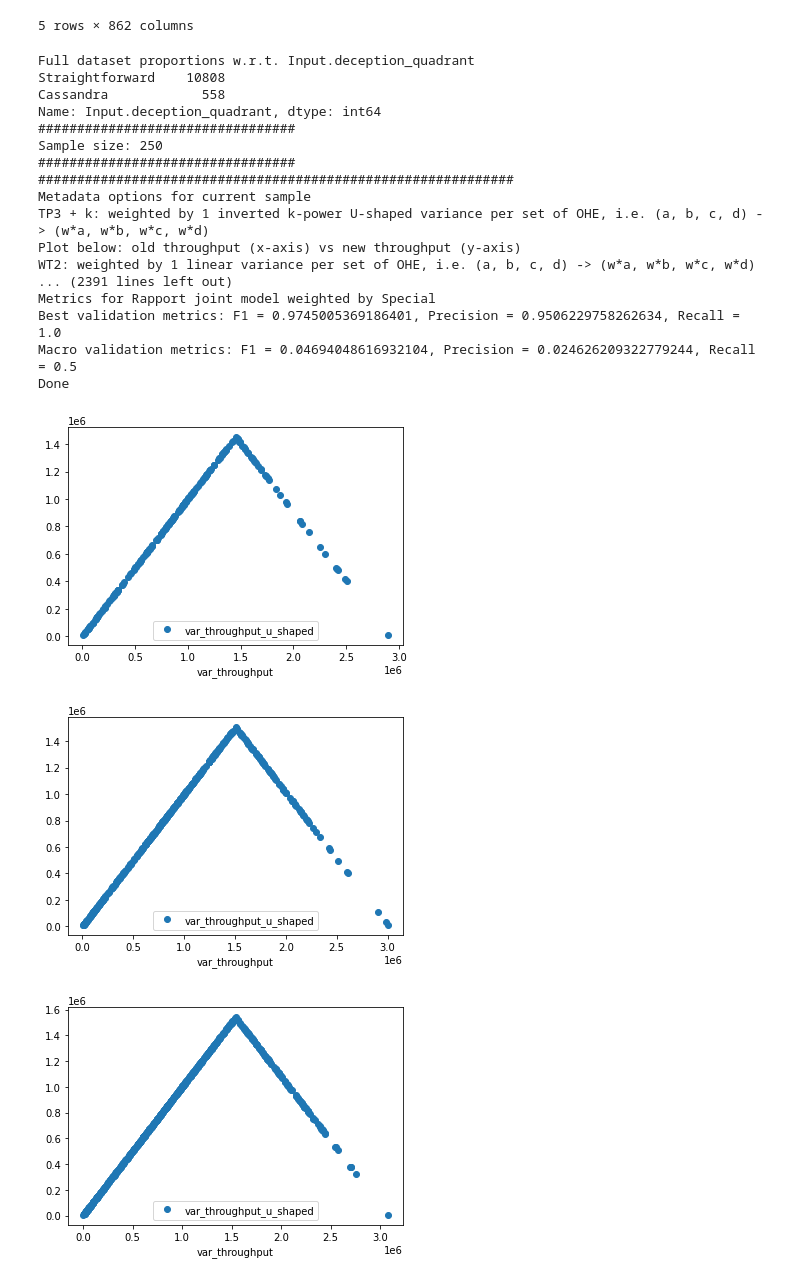
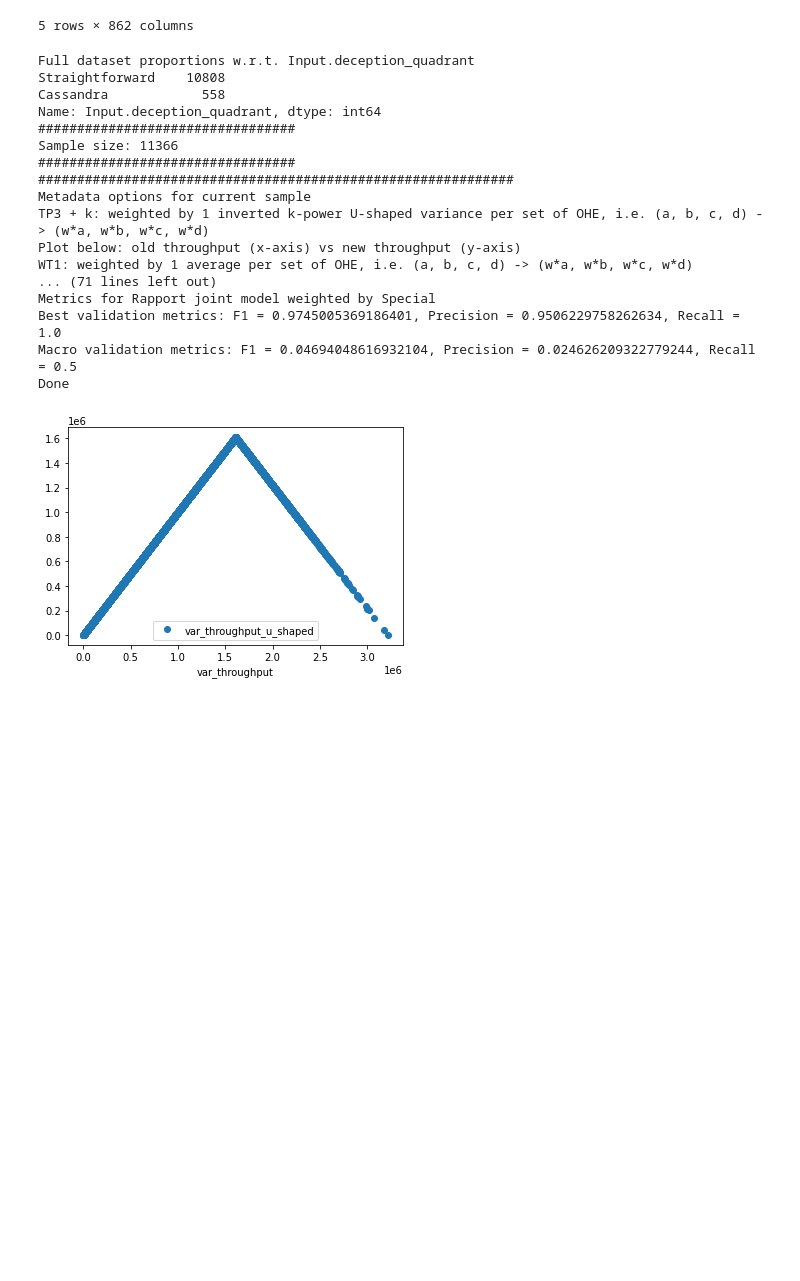
Before and after one commit to quarbby/diplomacy-betrayal, a Jupyter notebook: pipeline-dataset_sampling.ipynb, the cells around one changed output. Saved outputs shown, nothing was run; the diff lists cells and outputs as text; code cells hidden in the pictures; blank space fills up the shorter version.

```diff
--- a/pipeline-dataset_sampling.ipynb
+++ b/pipeline-dataset_sampling.ipynb
@@ -350,10 +351,10 @@ def dataset_sampling(dataframe, class_name, sampling_size_list, metadata_options
 
 # Metadata options
 throughput_option = 'TP3'
-worktime_option = 'WT2'
-pc_agreement_option = 'PC2'
+worktime_option = 'WT1'
+pc_agreement_option = 'PC3'
 textlength_option = 'TL1'
-special_option = 'SP1'
+special_option = 'SP3'
 k_option_for_tp = 1
 metadata_options_choices = [throughput_option, worktime_option, pc_agreement_option, textlength_option, special_option, k_option_for_tp]
 
@@ -371,41 +372,40 @@ indiv_epochs = 15
 joint_batch_size = 64
 joint_epochs = 32
 # %%
-sampling_sizes = [250, 500, 750,
-                  1000, 1250, 1500, 1750,
-                  2000, 2250, 2500, 2750,
-                  3000, 3500,
-                  4000, 4500,
-                  5000, 5500,
-                  6000, 6500,
-                  7000, 7500,
-                  8000, 8500,
-                  9000, 9500,
-                  10000, 10500, 11000, 11366]
+# sampling_sizes = [250, 500, 750,
+#                   1000, 1250, 1500, 1750,
+#                   2000, 2250, 2500, 2750,
+#                   3000, 3500,
+#                   4000, 4500,
+#                   5000, 5500,
+#                   6000, 6500,
+#                   7000, 7500,
+#                   8000, 8500,
+#                   9000, 9500,
+#                   10000, 10500, 11000, 11366]
+sampling_sizes = [11366]
 
 results_dict = dataset_sampling(dataframe=df,
                                 class_name="Input.deception_quadrant",
                                 sampling_size_list=sampling_sizes,
                                 metadata_options_list=metadata_options_choices,
                                 model_name=model_name)
 # %% [output]
 Full dataset proportions w.r.t. Input.deception_quadrant
 Straightforward    10808
 Cassandra            558
 Name: Input.deception_quadrant, dtype: int64
 #################################
-Sample size: 250
+Sample size: 11366
 #################################
 #############################################################
 Metadata options for current sample
 TP3 + k: weighted by 1 inverted k-power U-shaped variance per set of OHE, i.e. (a, b, c, d) -> (w*a, w*b, w*c, w*d)
 Plot below: old throughput (x-axis) vs new throughput (y-axis)
-WT2: weighted by 1 linear variance per set of OHE, i.e. (a, b, c, d) -> (w*a, w*b, w*c, w*d)
-... (2391 lines left out)
+WT1: weighted by 1 average per set of OHE, i.e. (a, b, c, d) -> (w*a, w*b, w*c, w*d)
+... (71 lines left out)
 Metrics for Rapport joint model weighted by Special
 Best validation metrics: F1 = 0.9745005369186401, Precision = 0.9506229758262634, Recall = 1.0
 Macro validation metrics: F1 = 0.04694048616932104, Precision = 0.024626209322779244, Recall = 0.5
 Done
-[figure, old version]
+[figure, new version]
-[figure, removed]
-[figure, removed]
```
Also changed, not shown: parts of 4 cells of this notebook, 6 other files.
